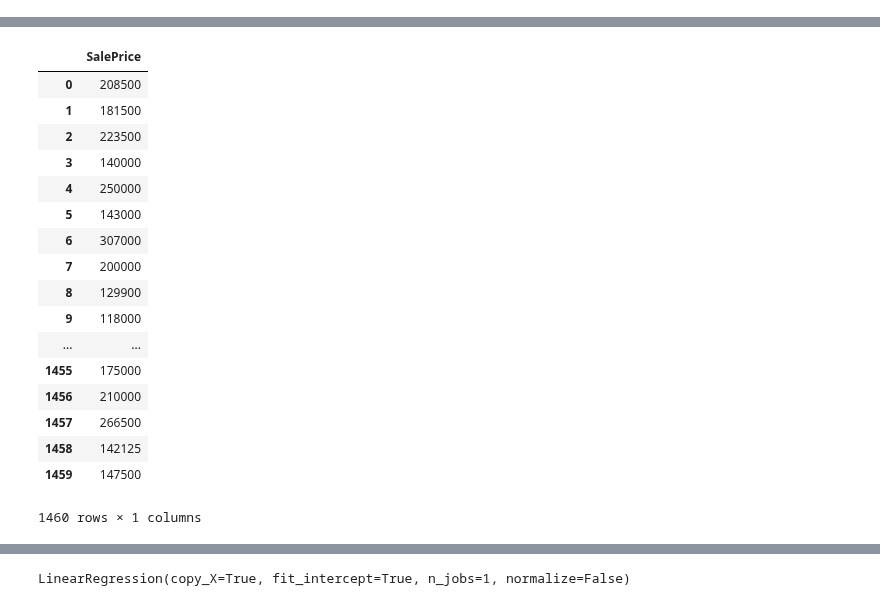
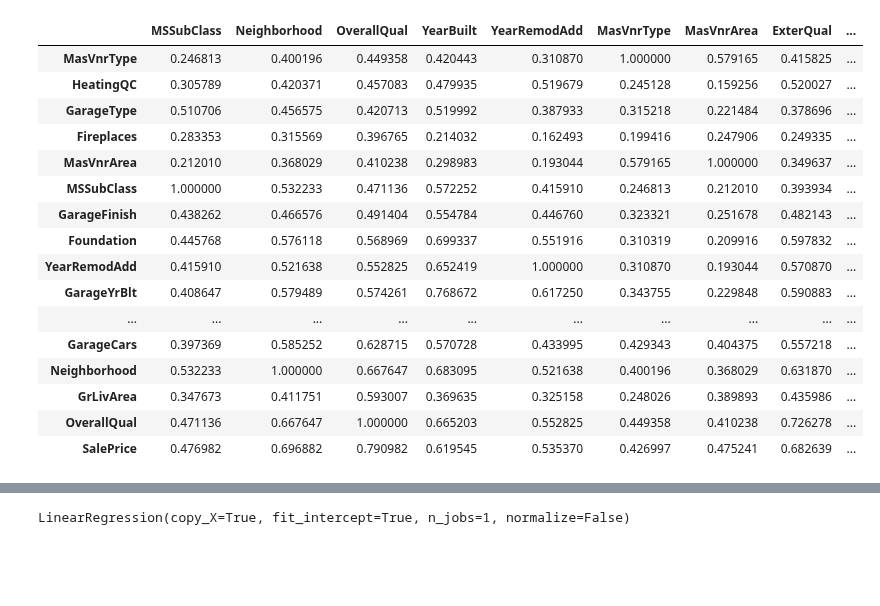
Before and after one commit to myPERislow/hait-sclass, a Jupyter notebook: house model.ipynb, the cells around one changed output, grey strips where cells are left out. Saved outputs shown, nothing was run; the diff lists cells and outputs as text; code cells hidden in the pictures; blank space fills up the shorter version.

```diff
--- a/house model.ipynb
+++ b/house model.ipynb
@@ -77,4 +68,21 @@ train_df.corr()
 # %%
-#消えてるところが見えないから10個ぐらいに分けて見ていきましょう
-ten_1 = train_df.loc[,['SalePrice']]
+#相関係数のが大きいやつをみるためにsortする
+train_df.corr().sort_values(by='SalePrice')
 # %% [output]
+|  | MSSubClass | Neighborhood | OverallQual | YearBuilt | YearRemodAdd | MasVnrType | MasVnrArea | ExterQual | ... |
+| MasVnrType | 0.246813 | 0.400196 | 0.449358 | 0.420443 | 0.310870 | 1.000000 | 0.579165 | 0.415825 | ... |
+| HeatingQC | 0.305789 | 0.420371 | 0.457083 | 0.479935 | 0.519679 | 0.245128 | 0.159256 | 0.520027 | ... |
+| GarageType | 0.510706 | 0.456575 | 0.420713 | 0.519992 | 0.387933 | 0.315218 | 0.221484 | 0.378696 | ... |
+| Fireplaces | 0.283353 | 0.315569 | 0.396765 | 0.214032 | 0.162493 | 0.199416 | 0.247906 | 0.249335 | ... |
+| MasVnrArea | 0.212010 | 0.368029 | 0.410238 | 0.298983 | 0.193044 | 0.579165 | 1.000000 | 0.349637 | ... |
+| MSSubClass | 1.000000 | 0.532233 | 0.471136 | 0.572252 | 0.415910 | 0.246813 | 0.212010 | 0.393934 | ... |
+| GarageFinish | 0.438262 | 0.466576 | 0.491404 | 0.554784 | 0.446760 | 0.323321 | 0.251678 | 0.482143 | ... |
+| Foundation | 0.445768 | 0.576118 | 0.568969 | 0.699337 | 0.551916 | 0.310319 | 0.209916 | 0.597832 | ... |
+| YearRemodAdd | 0.415910 | 0.521638 | 0.552825 | 0.652419 | 1.000000 | 0.310870 | 0.193044 | 0.570870 | ... |
+| GarageYrBlt | 0.408647 | 0.579489 | 0.574261 | 0.768672 | 0.617250 | 0.343755 | 0.229848 | 0.590883 | ... |
+| ... | ... | ... | ... | ... | ... | ... | ... | ... | ... |
+| GarageCars | 0.397369 | 0.585252 | 0.628715 | 0.570728 | 0.433995 | 0.429343 | 0.404375 | 0.557218 | ... |
+| Neighborhood | 0.532233 | 1.000000 | 0.667647 | 0.683095 | 0.521638 | 0.400196 | 0.368029 | 0.631870 | ... |
+| GrLivArea | 0.347673 | 0.411751 | 0.593007 | 0.369635 | 0.325158 | 0.248026 | 0.389893 | 0.435986 | ... |
+| OverallQual | 0.471136 | 0.667647 | 1.000000 | 0.665203 | 0.552825 | 0.449358 | 0.410238 | 0.726278 | ... |
+| SalePrice | 0.476982 | 0.696882 | 0.790982 | 0.619545 | 0.535370 | 0.426997 | 0.475241 | 0.682639 | ... |
@@ -82,21 +89,0 @@ SyntaxError: invalid syntax (<ipython-input-26-acc4e4853e04>, line 2)
-# %%
-ten_1
-# %% [output]
-|  | SalePrice |
-| 0 | 208500 |
-| 1 | 181500 |
-| 2 | 223500 |
-| 3 | 140000 |
-| 4 | 250000 |
-| 5 | 143000 |
-| 6 | 307000 |
-| 7 | 200000 |
-| 8 | 129900 |
-| 9 | 118000 |
-| ... | ... |
-| 1455 | 175000 |
-| 1456 | 210000 |
-| 1457 | 266500 |
-| 1458 | 142125 |
-| 1459 | 147500 |
-1460 rows × 1 columns
```
Also changed, not shown: parts of 32 cells of this notebook.
